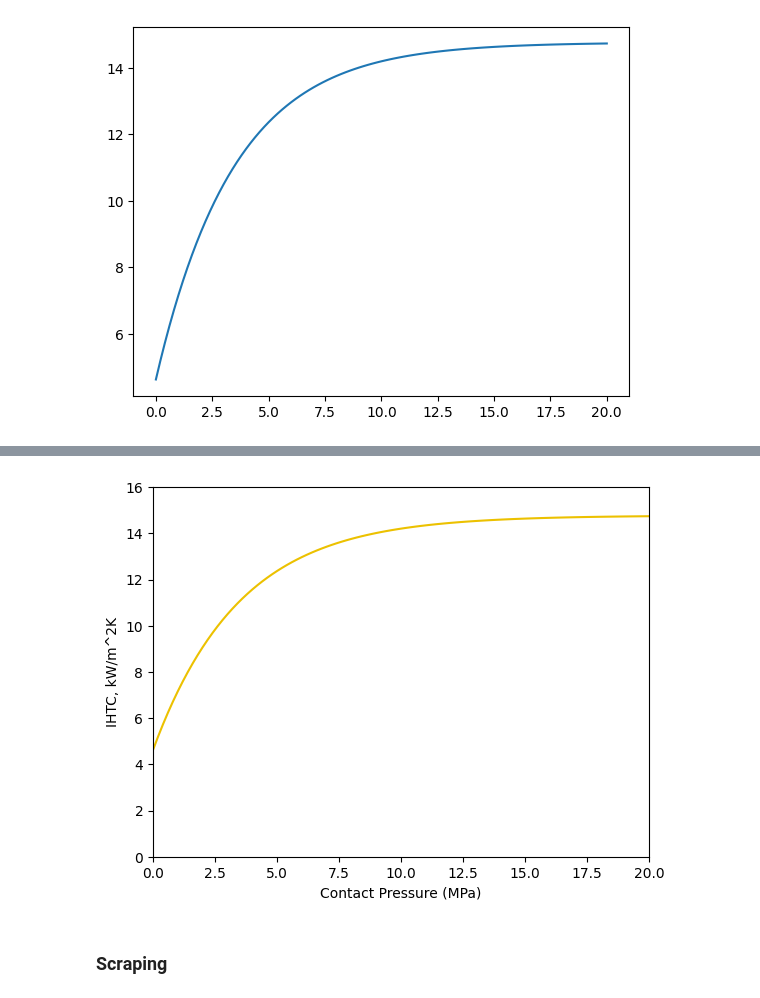
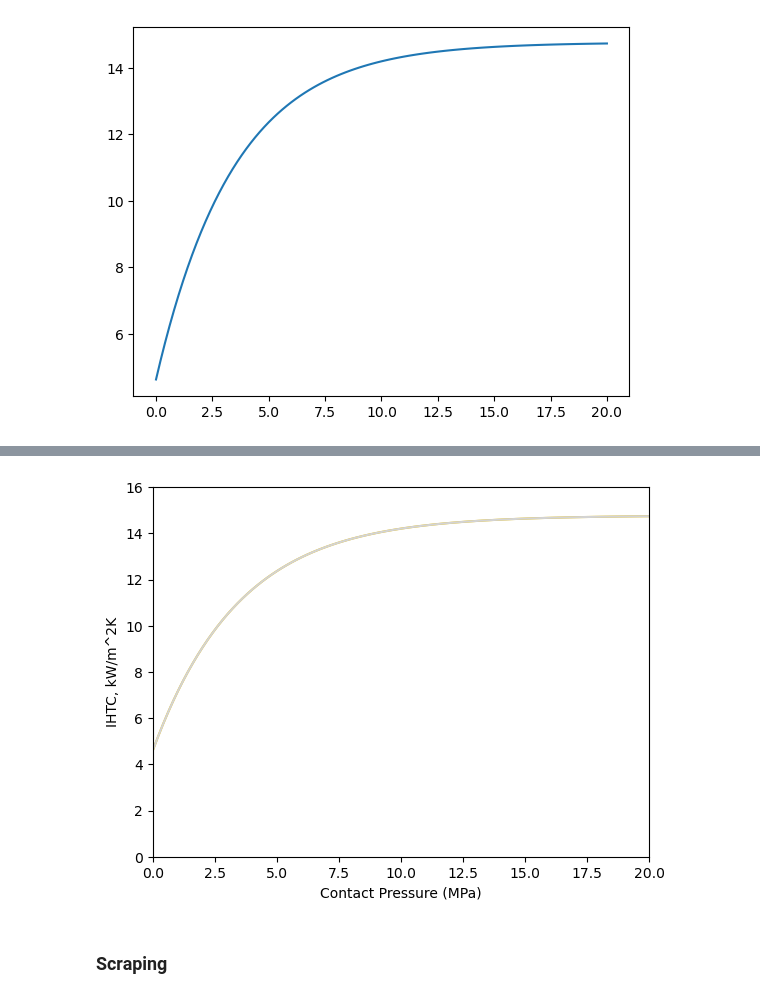
Before and after one commit to kyanjd/smart-scraper, a Jupyter notebook: src/paper_to_equation/test.ipynb, the cells around one changed output, grey strips where cells are left out. Saved outputs shown, nothing was run; the diff lists cells and outputs as text; code cells hidden in the pictures.

```diff
--- a/src/paper_to_equation/test.ipynb
+++ b/src/paper_to_equation/test.ipynb
@@ -32,6 +32,7 @@ from Scraping.Scraper import Scraper
 
 # print(mathml_dict, const_dict)
 const_dict = {'k_s (kW/mK)': 0.14, 'k_t (H13)': 0.0244, 'k_t (Cast iron)': 0.044, 'k_t (P20)': 0.0315, 'k_l (Lubricant)': 0.024, 'R_s (m)': 3.4e-07, 'R_t (H13)': 9.8e-07, 'R_t (Cast iron)': 8.1e-07, 'R_t (P20)': 9.6e-07, 'h_a (kW/m2K)': 0.8, 'σ_U (MPa)': 21.0, 'α (−)': 0.000201, 'λ (−)': 6.05, 'β (−)': 0.00011, 'γ (m−1)': 200000.0}
+const_dict["δ"] = 1.5e-5 # WIP hardcoded for now
 mathml_equations = []
 with open("Data/HTC_equations.txt", "r", encoding="utf-8") as file:
     for line in file:
@@ -73,12 +122,13 @@ API key loaded successfully!
 # %%
 plt.plot(P_list, solutions, color="#ecc100")
+plt.plot(P_list, solutions2, color="#D3D3D3")
 plt.ylim(0, 16)
 plt.xlim(0, 20)
 plt.xlabel("Contact Pressure (MPa)")
 plt.ylabel("IHTC, kW/m^2K")
-plt.savefig("Figures/IHTC.svg")
+plt.savefig("Figures/bothIHTC.svg")
 # %% [output]
-[figure, old version]
+[figure, new version]
 # %% [markdown]
 ### Scraping
 # %%
```
Also changed, not shown: parts of 1 cell of this notebook, 3 other files.
